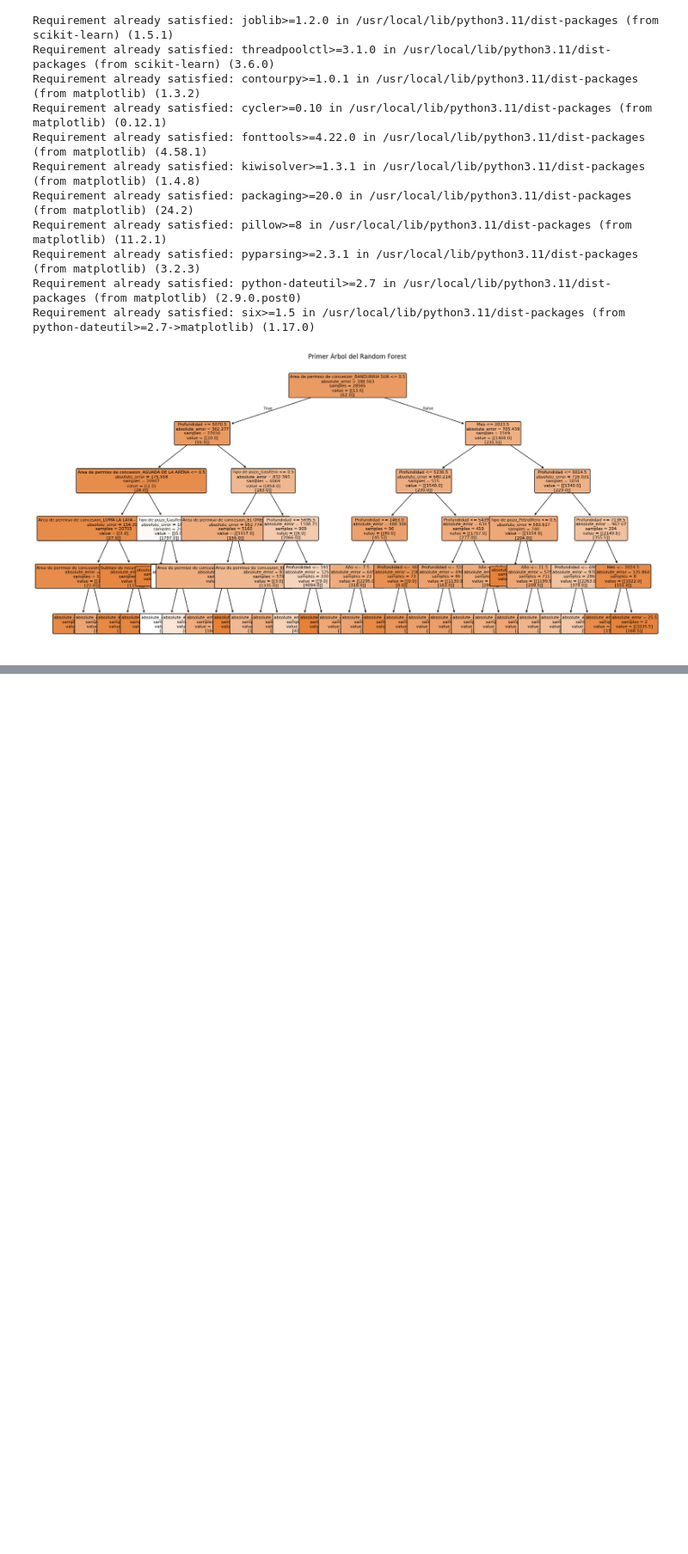
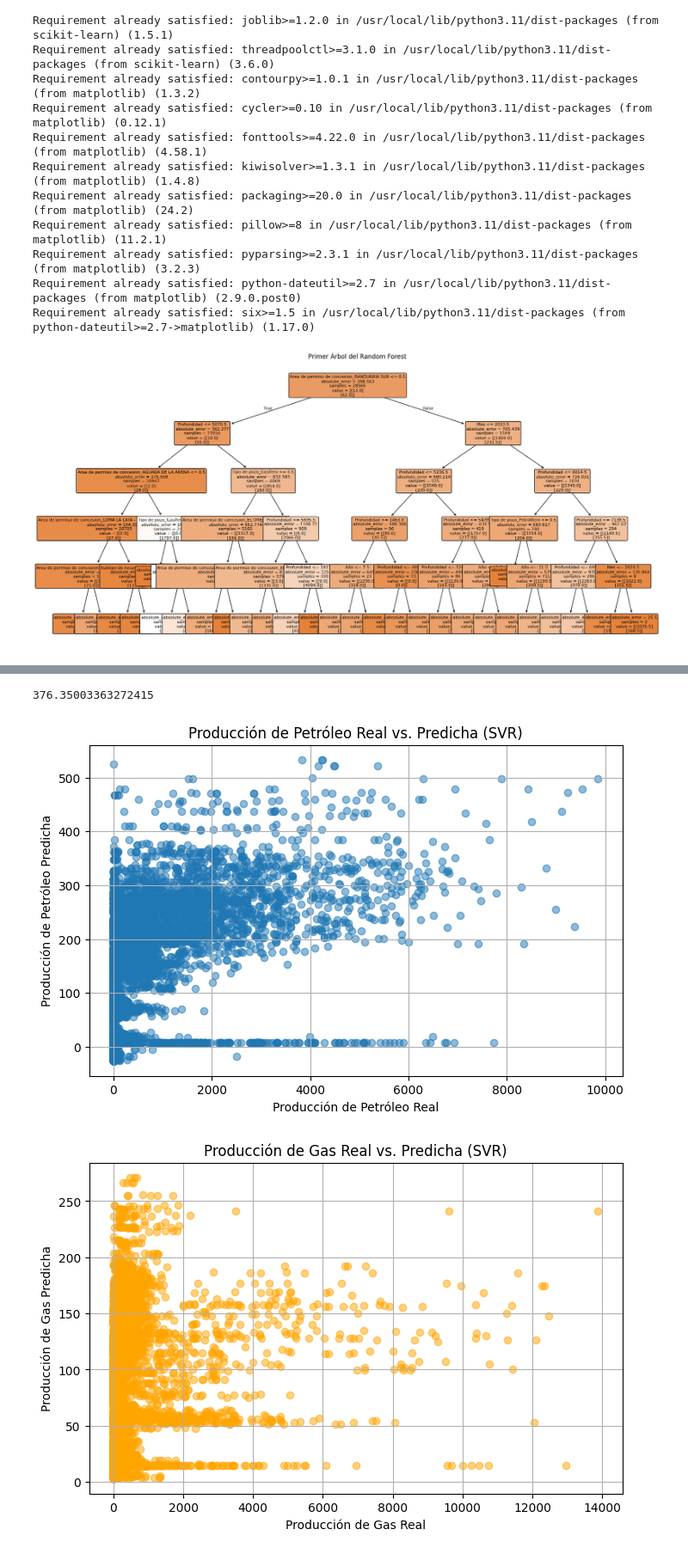
Before and after one commit to antonellafontanetto/Pre-Entrega-3, a Jupyter notebook: Proyecto4x4YPF.ipynb, the cells around one changed output, grey strips where cells are left out. Shown at 86% size. Saved outputs shown, nothing was run; the diff lists cells and outputs as text; code cells hidden in the pictures; blank space fills up the shorter version.

```diff
--- a/Proyecto4x4YPF.ipynb
+++ b/Proyecto4x4YPF.ipynb
@@ -343,0 +397,3 @@ Requirement already satisfied: six>=1.5 in /usr/local/lib/python3.11/dist-packag
+# %%
+multi_svr = MultiOutputRegressor(SVR())
+multi_svr.fit(X_train, y_train)
@@ -343,0 +418,4 @@ Requirement already satisfied: six>=1.5 in /usr/local/lib/python3.11/dist-packag
+# %%
+y_pred_svr = multi_svr.predict(X_test)
+
+y_pred_svr
@@ -343,0 +430,43 @@ Requirement already satisfied: six>=1.5 in /usr/local/lib/python3.11/dist-packag
+# %%
+# Calculo el error medio absoluto
+mean_absolute_error(y_test, y_pred_svr)
+# %% [output]
+376.35003363272415
+# %%
+# prompt: gráfico support vector machine para este caso
+
+import matplotlib.pyplot as plt
+# Visualizar los resultados para 'Produccion de Petroleo' (primera columna de y)
+plt.figure(figsize=(8, 5))
+plt.scatter(y_test[:, 0], y_pred_svr[:, 0], alpha=0.5)
+plt.xlabel('Producción de Petróleo Real')
+plt.ylabel('Producción de Petróleo Predicha')
+plt.title('Producción de Petróleo Real vs. Predicha (SVR)')
+plt.grid(True)
+plt.show()
+
+# Visualizar los resultados para 'Produccion de Gas' (segunda columna de y)
+plt.figure(figsize=(8, 5))
+plt.scatter(y_test[:, 1], y_pred_svr[:, 1], alpha=0.5, color='orange')
+plt.xlabel('Producción de Gas Real')
+plt.ylabel('Producción de Gas Predicha')
+plt.title('Producción de Gas Real vs. Predicha (SVR)')
+plt.grid(True)
+plt.show()
+
+# También puedes visualizar la distribución de los errores
+errors_petroleo_svr = y_test[:, 0] - y_pred_svr[:, 0]
+errors_gas_svr = y_test[:, 1] - y_pred_svr[:, 1]
+
+plt.figure(figsize=(8, 5))
+sns.histplot(errors_petroleo_svr, kde=True, label='Errores Petróleo')
+sns.histplot(errors_gas_svr, kde=True, label='Errores Gas', color='orange')
+plt.xlabel('Errores de Predicción (SVR)')
+plt.ylabel('Frecuencia')
+plt.title('Distribución de los Errores de Predicción (SVR)')
+plt.legend()
+plt.grid(True)
+plt.show()
+# %% [output]
+[figure, added]
+[figure, added]
```
Also changed, not shown: parts of 25 cells of this notebook.
